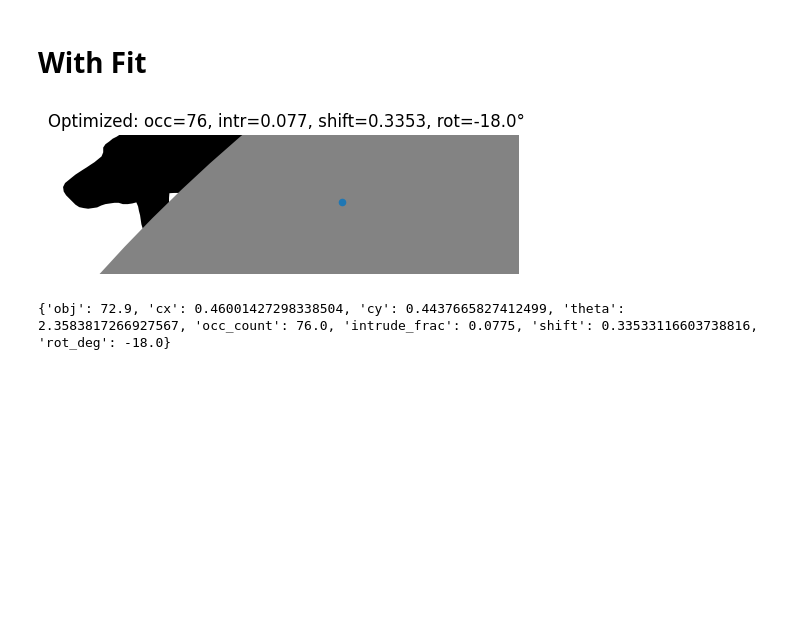
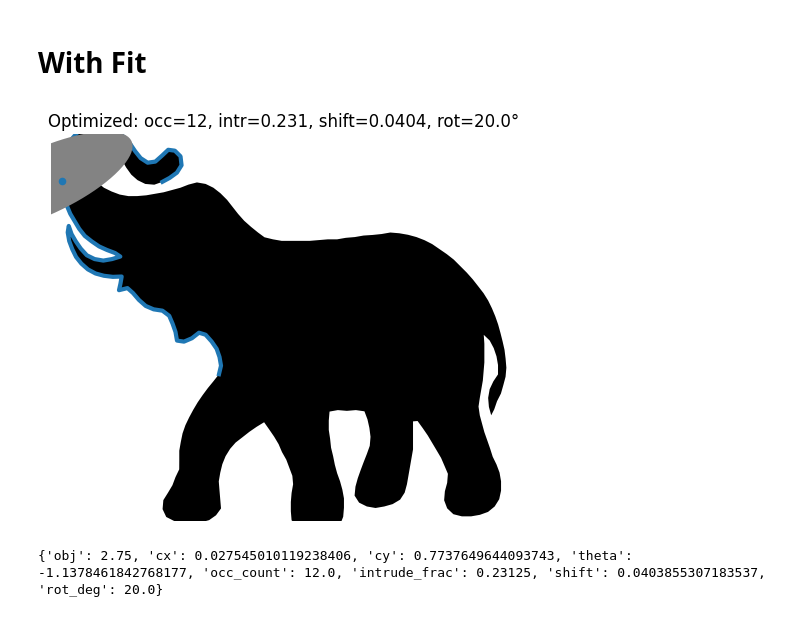
Before and after one commit to 05d762de69/monte-carlo-selection, a Jupyter notebook: notebooks/00_select new shape.ipynb, the cells around one changed output. Drawn from its saved outputs; the diff is of its cells as text; code cells hidden in the pictures; blank space fills up the shorter version.

```diff
--- a/notebooks/00_select new shape.ipynb
+++ b/notebooks/00_select new shape.ipynb
@@ -166,8 +166,8 @@ def add_oval_occluder_normcoords_plot_and_save_jsonl(
 
     return row, (fig, ax)
 # %%
-category="dog"
-img_id = 7
+category="cow"
+img_id = 8
 JSON_DIR = CASE_DIR / f"{category}_{img_id}" / "generated"
 
 for d in [JSON_DIR]:
@@ -182,8 +182,8 @@ row, _ = add_oval_occluder_normcoords_plot_and_save_jsonl(
      occ_mode="manual",
      occ_cx=0.745,
      occ_cy=0.45,
-     jsonl_path= JSON_DIR / f"{category}_{img_id}.jsonl",
-     #jsonl_path= ROOT / "test.jsonl",
+     #jsonl_path= JSON_DIR / f"{category}_{img_id}.jsonl",
+     jsonl_path= ROOT / "test.jsonl",
      seed=8,
      show=True
  )
@@ -974,33 +976,33 @@ def add_oval_occluder_info_guided_random_in_segment_aligned_optimized_plot_and_s
 
     return row, (fig, ax), (alpha, p, u), win, best
 # %%
-category = "dog"
-img_id = 8
+category = "elephant"
+img_id = 7
 
 JSON_DIR = CASE_DIR / f"{category}_{img_id}" / "generated"
 JSON_DIR.mkdir(parents=True, exist_ok=True)
 
 row, _, (alpha, p, u), win, best = add_oval_occluder_info_guided_random_in_segment_aligned_optimized_plot_and_save_jsonl(
     MASTER_DIR,
     category=category,
     img_id=img_id,
     occ_frac=0.25,
     kde_kappa=25.0,
-    occ_size_frac_of_segment=1,
+    occ_size_frac_of_segment=0.1,
     w_intrude=40.0,
     max_rot_deg=20.0,
     rot_step_deg=1.0,
     max_shift_frac_of_ry=0.3,
     shift_step_frac_of_ry=0.05,
-    #jsonl_path=ROOT / "test.jsonl",
-    jsonl_path= JSON_DIR / f"{category}_{img_id}.jsonl",
+    jsonl_path=ROOT / "test.jsonl",
+    #jsonl_path= JSON_DIR / f"{category}_{img_id}.jsonl",
     seed=8,
     show=True,
 )
 print(best)
 # %% [output]
-[figure, old version]
+[figure, new version]
-{'obj': 72.9, 'cx': 0.46001427298338504, 'cy': 0.4437665827412499, 'theta': 2.3583817266927567, 'occ_count': 76.0, 'intrude_frac': 0.0775, 'shift': 0.33533116603738816, 'rot_deg': -18.0}
+{'obj': 2.75, 'cx': 0.027545010119238406, 'cy': 0.7737649644093743, 'theta': -1.1378461842768177, 'occ_count': 12.0, 'intrude_frac': 0.23125, 'shift': 0.0403855307183537, 'rot_deg': 20.0}
 # %%
 def add_rect_occluder_normcoords_plot_and_save_jsonl(
     mat_path: str,
```
Also changed, not shown: parts of 2 cells of this notebook, 9 other files.
